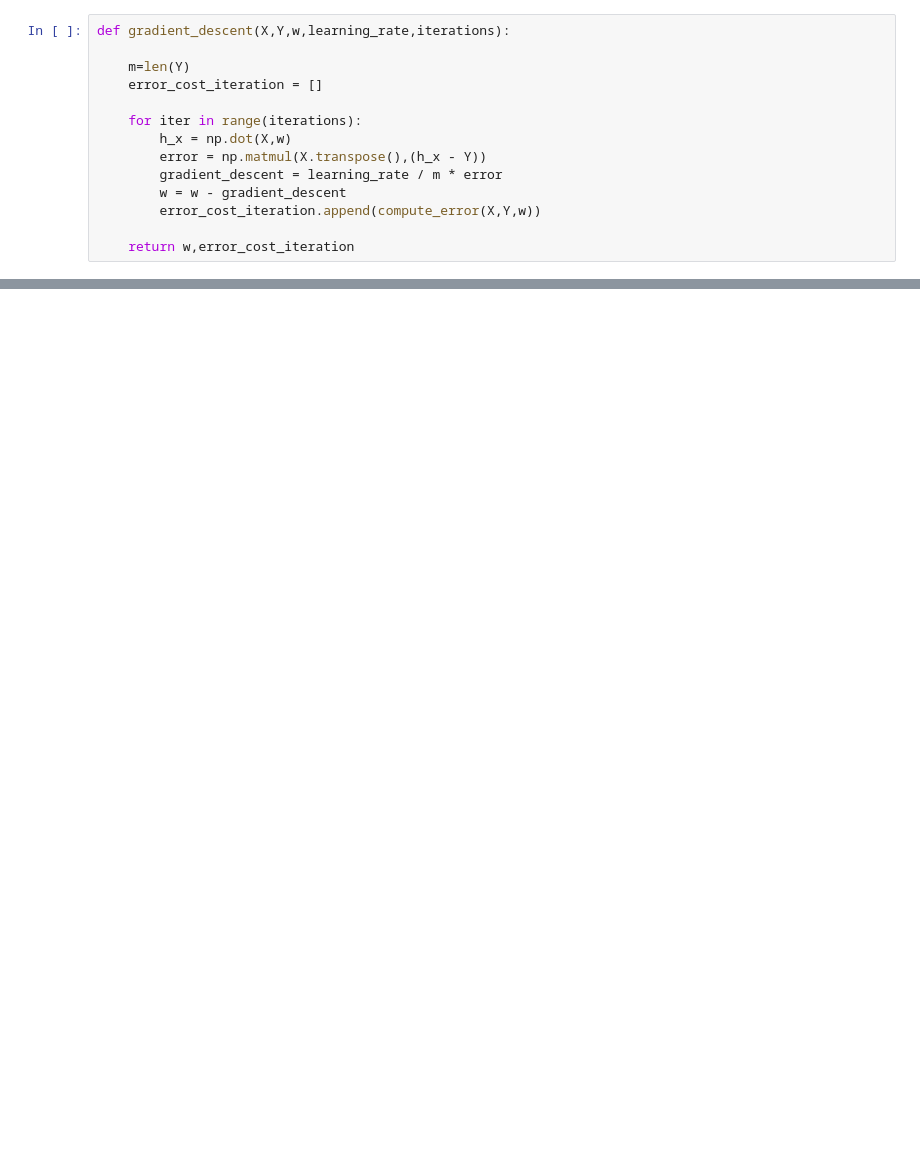
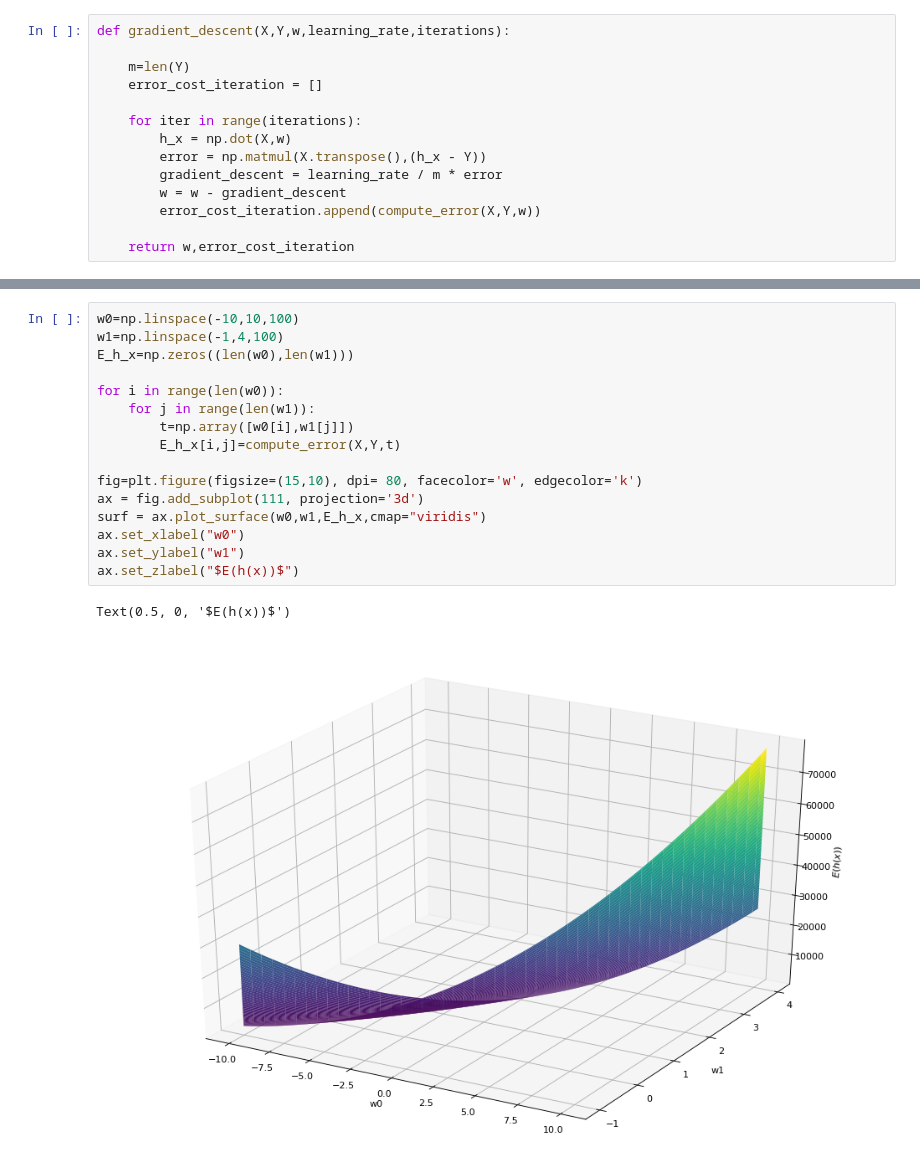
Before and after one commit to rahulraopune/Machine-Learning-Basics, a Jupyter notebook: LinearRegressionGD.ipynb, the cells around one changed output, grey strips where cells are left out. Saved outputs shown, nothing was run; the diff lists cells and outputs as text; blank space fills up the shorter version.

```diff
--- a/LinearRegressionGD.ipynb
+++ b/LinearRegressionGD.ipynb
@@ -102,0 +90,19 @@ Text(0, 0.5, 'w')
+# %%
+w0=np.linspace(-10,10,100)
+w1=np.linspace(-1,4,100)
+E_h_x=np.zeros((len(w0),len(w1)))
+
+for i in range(len(w0)):
+    for j in range(len(w1)):
+        t=np.array([w0[i],w1[j]])
+        E_h_x[i,j]=compute_error(X,Y,t)
+
+fig=plt.figure(figsize=(15,10), dpi= 80, facecolor='w', edgecolor='k')
+ax = fig.add_subplot(111, projection='3d')
+surf = ax.plot_surface(w0,w1,E_h_x,cmap="viridis")
+ax.set_xlabel("w0")
+ax.set_ylabel("w1")
+ax.set_zlabel("$E(h(x))$")
+# %% [output]
+Text(0.5, 0, '$E(h(x))$')
+[figure, added]
```
Also changed, not shown: parts of 9 cells of this notebook.
